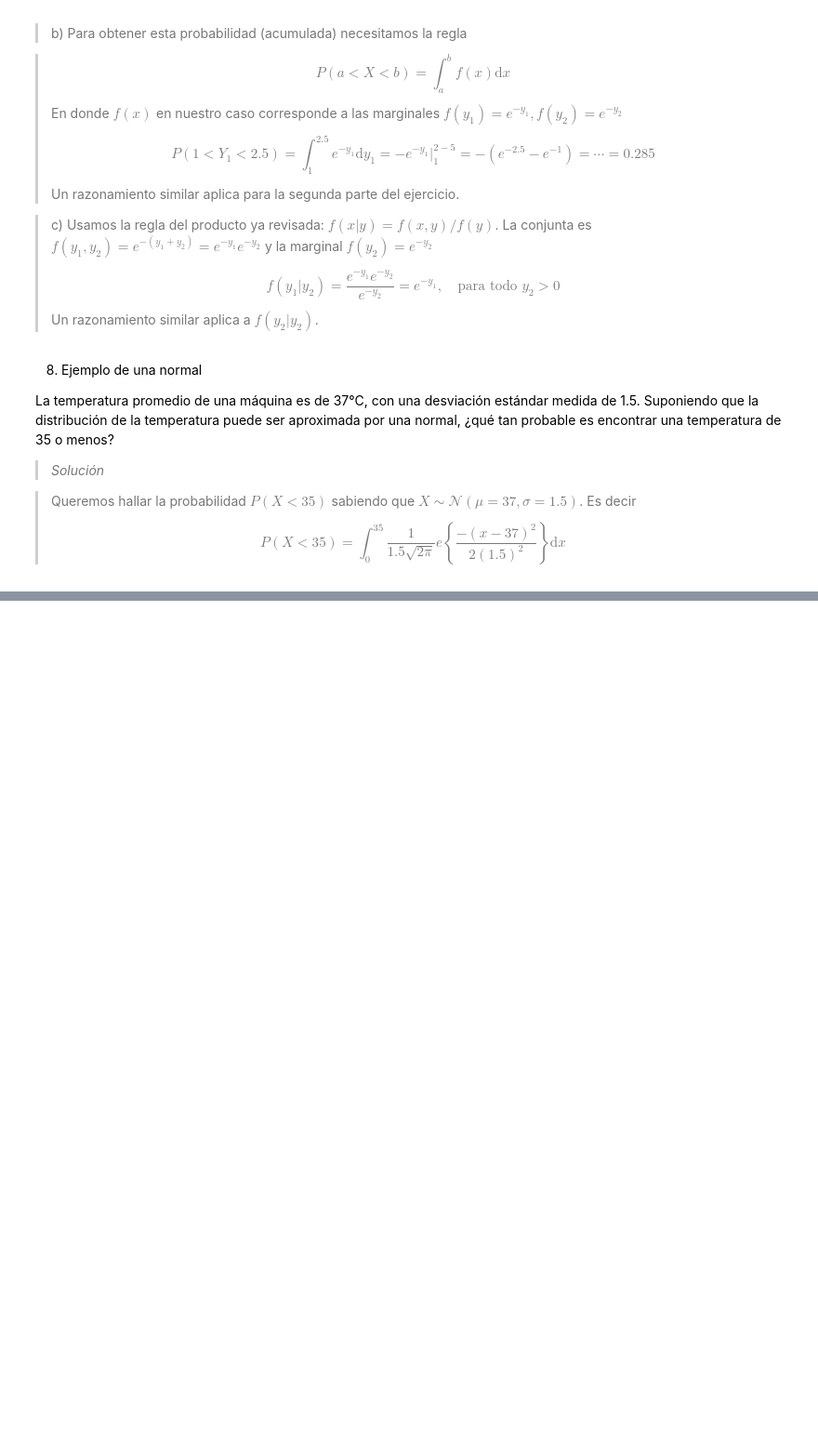
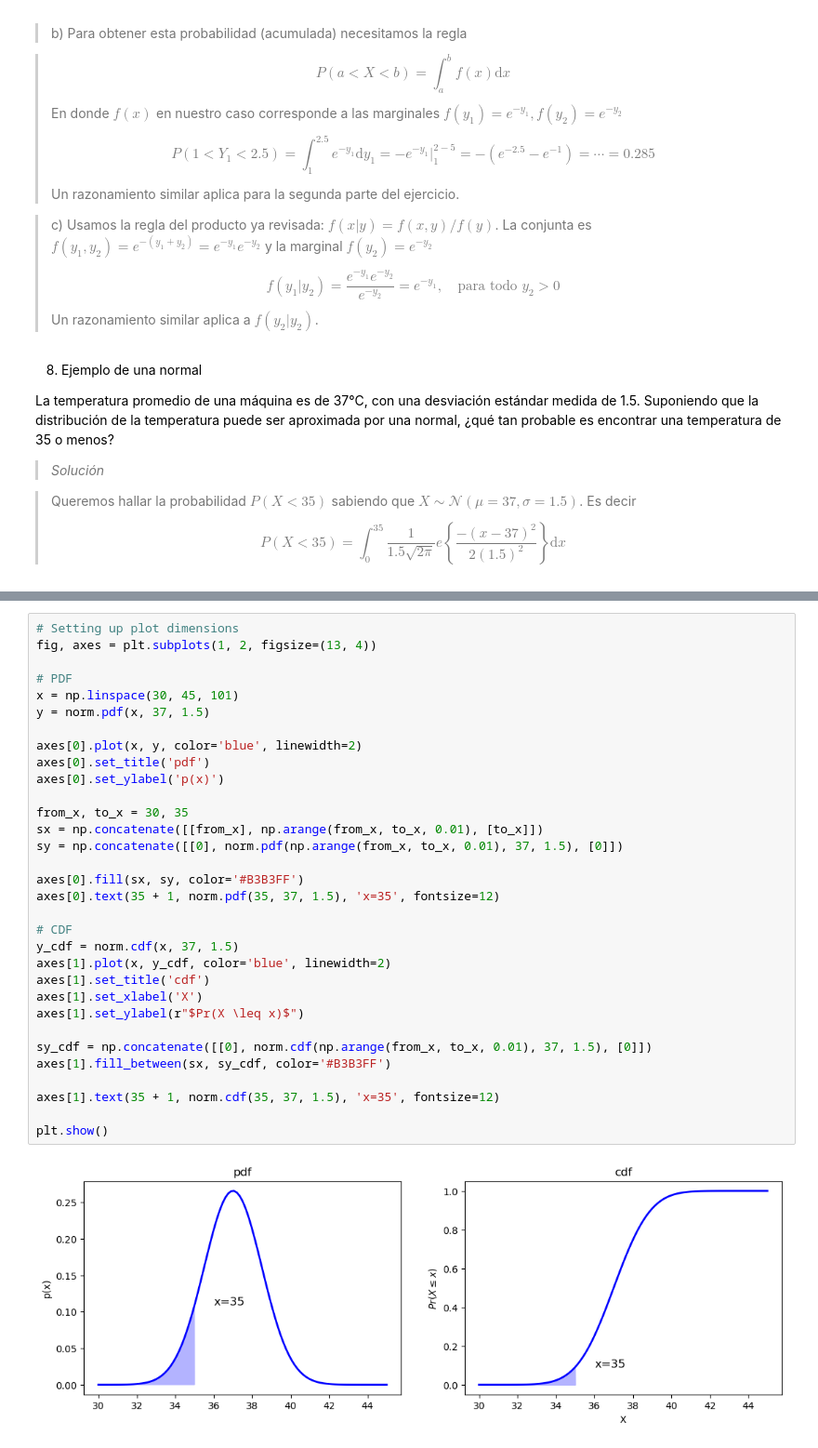
Before and after one commit to jealcalat/AEM-ITESO, a Jupyter notebook: tema_2/2.1_funciones_distribucion_densidad.ipynb, the cells around one changed output, grey strips where cells are left out. Shown: that part at 93% size. Cells and saved outputs as stored; diff of their text form; blank space fills up the shorter version.

```diff
--- a/tema_2/2.1_funciones_distribucion_densidad.ipynb
+++ b/tema_2/2.1_funciones_distribucion_densidad.ipynb
@@ -835 +776,35 @@ text(
+# %%
+# Setting up plot dimensions
+fig, axes = plt.subplots(1, 2, figsize=(13, 4))
+
+# PDF
+x = np.linspace(30, 45, 101)
+y = norm.pdf(x, 37, 1.5)
+
+axes[0].plot(x, y, color='blue', linewidth=2)
+axes[0].set_title('pdf')
+axes[0].set_ylabel('p(x)')
+
+from_x, to_x = 30, 35
+sx = np.concatenate([[from_x], np.arange(from_x, to_x, 0.01), [to_x]])
+sy = np.concatenate([[0], norm.pdf(np.arange(from_x, to_x, 0.01), 37, 1.5), [0]])
+
+axes[0].fill(sx, sy, color='#B3B3FF')
+axes[0].text(35 + 1, norm.pdf(35, 37, 1.5), 'x=35', fontsize=12)
+
+# CDF
+y_cdf = norm.cdf(x, 37, 1.5)
+axes[1].plot(x, y_cdf, color='blue', linewidth=2)
+axes[1].set_title('cdf')
+axes[1].set_xlabel('X')
+axes[1].set_ylabel(r"$Pr(X \leq x)$")
+
+sy_cdf = np.concatenate([[0], norm.cdf(np.arange(from_x, to_x, 0.01), 37, 1.5), [0]])
+axes[1].fill_between(sx, sy_cdf, color='#B3B3FF')
+
+axes[1].text(35 + 1, norm.cdf(35, 37, 1.5), 'x=35', fontsize=12)
+
+plt.show()
+# %% [output]
+[figure, added]
 # %% [markdown]
```
Also changed, not shown: parts of 14 cells of this notebook.
